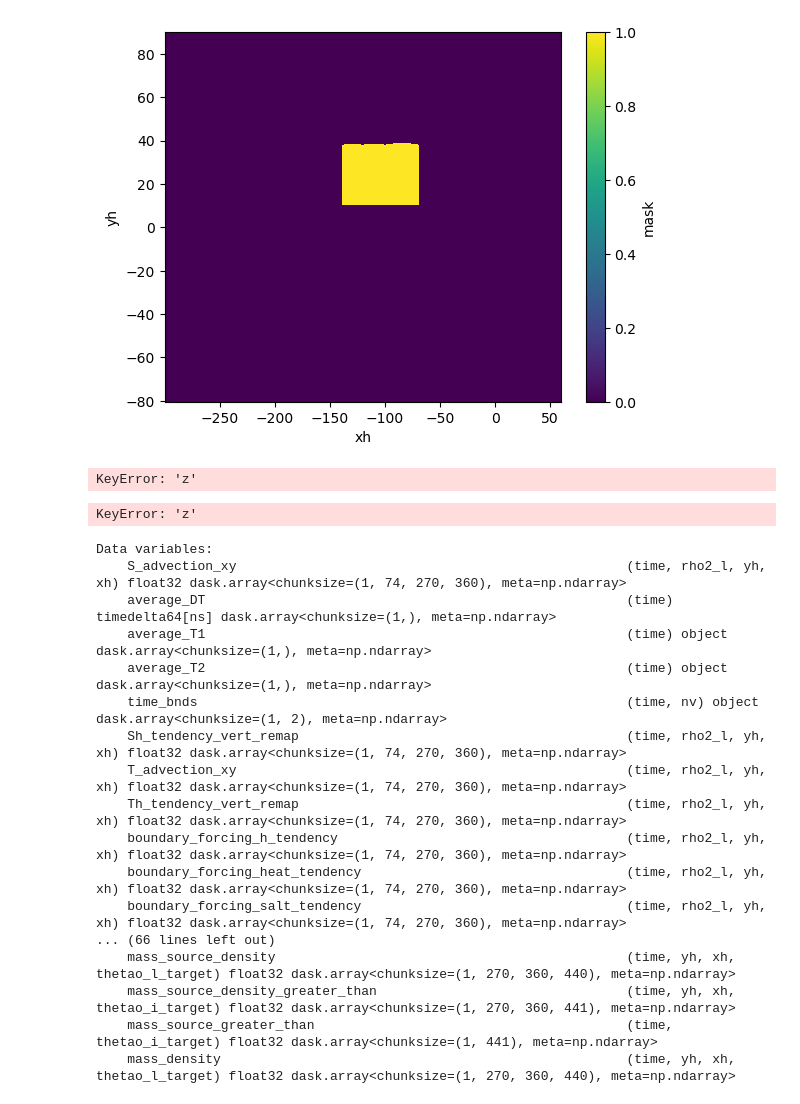
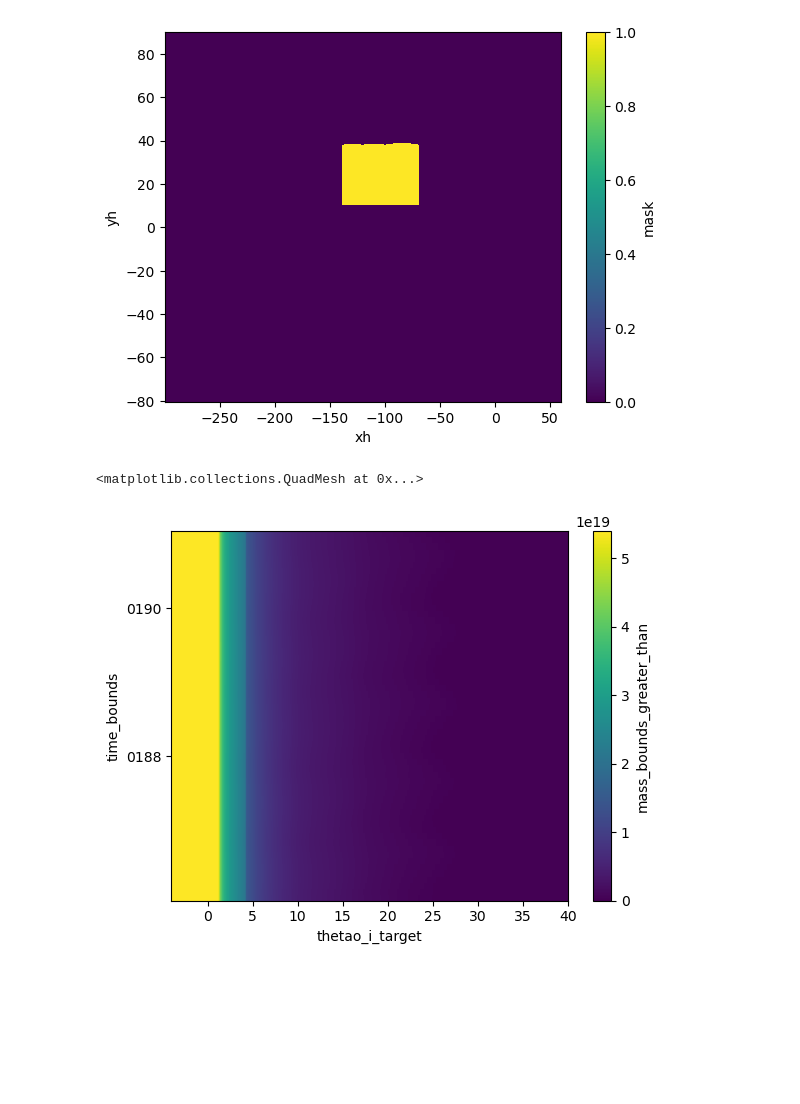
Before and after one commit to marianatorres4/WarmWaterMasses, a Jupyter notebook: 03_3D-analysis/3-D_analysis.ipynb, the cells around one changed output. Saved outputs shown, nothing was run; the diff lists cells and outputs as text; code cells hidden in the pictures; blank space fills up the shorter version.

```diff
--- a/03_3D-analysis/3-D_analysis.ipynb
+++ b/03_3D-analysis/3-D_analysis.ipynb
@@ -140,28 +138,7 @@ temp = wm.grid._ds['thetao'].isel(time =0, yh =500).compute()
-# %%
-z_section = wm.grid._ds['z'].isel(time=0,yh=500).compute()
-# %% [output]
-KeyError: 'z'
-# %%
-wmb.grid._ds['z']
-# %% [output]
-KeyError: 'z'
-# %%
-wm.grid._ds.data_vars
-# %% [output]
-Data variables:
-    S_advection_xy                                                  (time, rho2_l, yh, xh) float32 dask.array<chunksize=(1, 74, 270, 360), meta=np.ndarray>
-    average_DT                                                      (time) timedelta64[ns] dask.array<chunksize=(1,), meta=np.ndarray>
-    average_T1                                                      (time) object dask.array<chunksize=(1,), meta=np.ndarray>
-    average_T2                                                      (time) object dask.array<chunksize=(1,), meta=np.ndarray>
-    time_bnds                                                       (time, nv) object dask.array<chunksize=(1, 2), meta=np.ndarray>
-    Sh_tendency_vert_remap                                          (time, rho2_l, yh, xh) float32 dask.array<chunksize=(1, 74, 270, 360), meta=np.ndarray>
-    T_advection_xy                                                  (time, rho2_l, yh, xh) float32 dask.array<chunksize=(1, 74, 270, 360), meta=np.ndarray>
-    Th_tendency_vert_remap                                          (time, rho2_l, yh, xh) float32 dask.array<chunksize=(1, 74, 270, 360), meta=np.ndarray>
-    boundary_forcing_h_tendency                                     (time, rho2_l, yh, xh) float32 dask.array<chunksize=(1, 74, 270, 360), meta=np.ndarray>
-    boundary_forcing_heat_tendency                                  (time, rho2_l, yh, xh) float32 dask.array<chunksize=(1, 74, 270, 360), meta=np.ndarray>
-    boundary_forcing_salt_tendency                                  (time, rho2_l, yh, xh) float32 dask.array<chunksize=(1, 74, 270, 360), meta=np.ndarray>
-... (66 lines left out)
-    mass_source_density                                             (time, yh, xh, thetao_l_target) float32 dask.array<chunksize=(1, 270, 360, 440), meta=np.ndarray>
-    mass_source_density_greater_than                                (time, yh, xh, thetao_i_target) float32 dask.array<chunksize=(1, 270, 360, 441), meta=np.ndarray>
-    mass_source_greater_than                                        (time, thetao_i_target) float32 dask.array<chunksize=(1, 441), meta=np.ndarray>
-    mass_density                                                    (time, yh, xh, thetao_l_target) float32 dask.array<chunksize=(1, 270, 360, 440), meta=np.ndarray>
+# %%
+wmb_bounds_greater_than = wmb.grid._ds['mass_bounds_greater_than'].load()
+# %%
+wmb_bounds_greater_than.plot()
+# %% [output]
+<matplotlib.collections.QuadMesh at 0x...>
+[figure, added]
```
Also changed, not shown: parts of 15 cells of this notebook.
